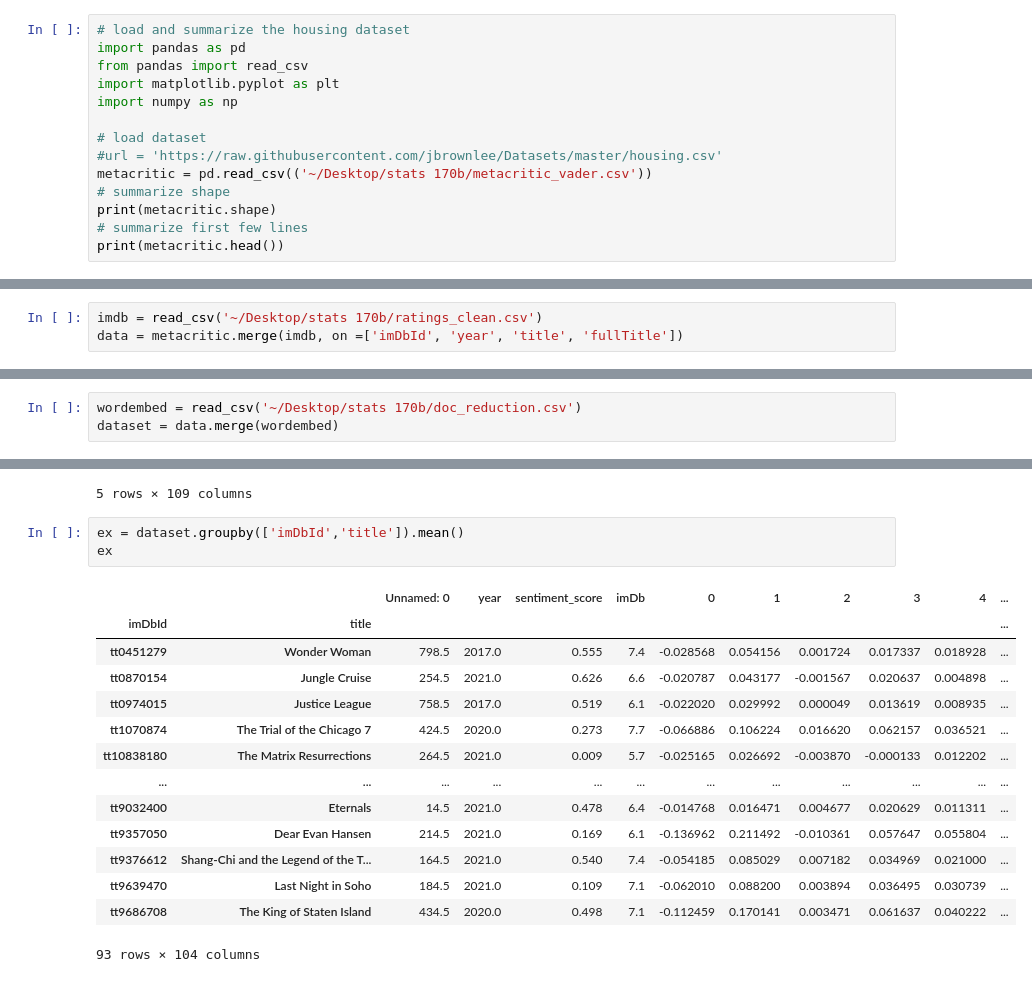
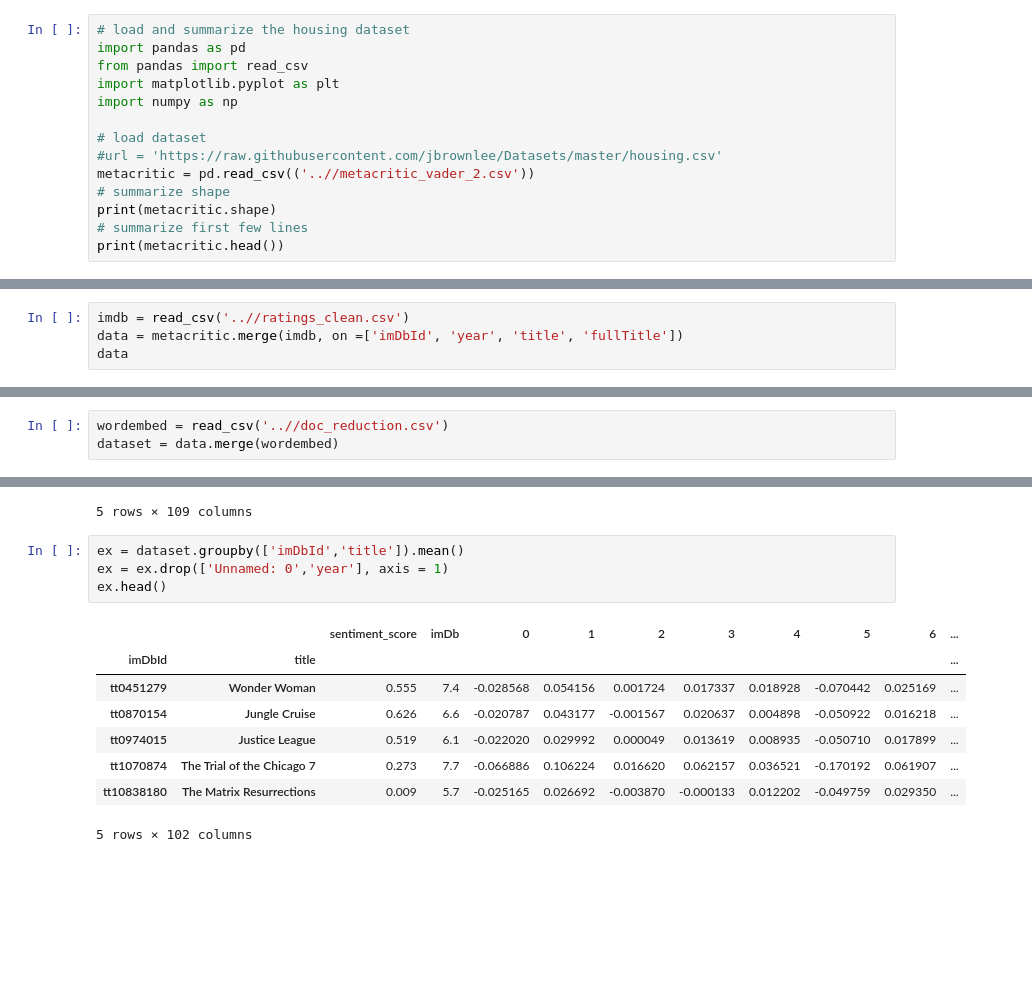
Before and after one commit to ashlosman/movierating-predictions, a Jupyter notebook: lasso-regression mark code.ipynb, the cells around one changed output, grey strips where cells are left out. Cells and saved outputs as stored; diff of their text form; blank space fills up the shorter version.

```diff
--- a/lasso-regression mark code.ipynb
+++ b/lasso-regression mark code.ipynb
@@ -7,7 +7,7 @@ import numpy as np
 
 # load dataset
 #url = 'https://raw.githubusercontent.com/jbrownlee/Datasets/master/housing.csv'
-metacritic = pd.read_csv(('~/Desktop/stats 170b/metacritic_vader.csv'))
+metacritic = pd.read_csv(('..//metacritic_vader_2.csv'))
 # summarize shape
 print(metacritic.shape)
 # summarize first few lines
@@ -28,5 +28,6 @@ print(metacritic.head())
 3  {'publisher': 'Consequence', 'author': 'Liz Sh...             0.90
 4  {'publisher': 'Screen Rant', 'author': 'Mae Ab...             0.68
 # %%
-imdb = read_csv('~/Desktop/stats 170b/ratings_clean.csv')
+imdb = read_csv('..//ratings_clean.csv')
 data = metacritic.merge(imdb, on =['imDbId', 'year', 'title', 'fullTitle'])
+data
@@ -33,5 +48,5 @@ data = metacritic.merge(imdb, on =['imDbId', 'year', 'title', 'fullTitle'])
 # %%
-wordembed = read_csv('~/Desktop/stats 170b/doc_reduction.csv')
+wordembed = read_csv('..//doc_reduction.csv')
 dataset = data.merge(wordembed)
 # %%
 dataset.head()
@@ -45,19 +60,14 @@ dataset.head()
 5 rows × 109 columns
 # %%
 ex = dataset.groupby(['imDbId','title']).mean()
-ex
+ex = ex.drop(['Unnamed: 0','year'], axis = 1)
+ex.head()
 # %% [output]
-|  |  | Unnamed: 0 | year | sentiment_score | imDb | 0 | 1 | 2 | 3 | 4 | ... |
+|  |  | sentiment_score | imDb | 0 | 1 | 2 | 3 | 4 | 5 | 6 | ... |
 | imDbId | title |  |  |  |  |  |  |  |  |  | ... |
-| tt0451279 | Wonder Woman | 798.5 | 2017.0 | 0.555 | 7.4 | -0.028568 | 0.054156 | 0.001724 | 0.017337 | 0.018928 | ... |
-| tt0870154 | Jungle Cruise | 254.5 | 2021.0 | 0.626 | 6.6 | -0.020787 | 0.043177 | -0.001567 | 0.020637 | 0.004898 | ... |
-| tt0974015 | Justice League | 758.5 | 2017.0 | 0.519 | 6.1 | -0.022020 | 0.029992 | 0.000049 | 0.013619 | 0.008935 | ... |
-| tt1070874 | The Trial of the Chicago 7 | 424.5 | 2020.0 | 0.273 | 7.7 | -0.066886 | 0.106224 | 0.016620 | 0.062157 | 0.036521 | ... |
-| tt10838180 | The Matrix Resurrections | 264.5 | 2021.0 | 0.009 | 5.7 | -0.025165 | 0.026692 | -0.003870 | -0.000133 | 0.012202 | ... |
-| ... | ... | ... | ... | ... | ... | ... | ... | ... | ... | ... | ... |
-| tt9032400 | Eternals | 14.5 | 2021.0 | 0.478 | 6.4 | -0.014768 | 0.016471 | 0.004677 | 0.020629 | 0.011311 | ... |
-| tt9357050 | Dear Evan Hansen | 214.5 | 2021.0 | 0.169 | 6.1 | -0.136962 | 0.211492 | -0.010361 | 0.057647 | 0.055804 | ... |
-| tt9376612 | Shang-Chi and the Legend of the T... | 164.5 | 2021.0 | 0.540 | 7.4 | -0.054185 | 0.085029 | 0.007182 | 0.034969 | 0.021000 | ... |
-| tt9639470 | Last Night in Soho | 184.5 | 2021.0 | 0.109 | 7.1 | -0.062010 | 0.088200 | 0.003894 | 0.036495 | 0.030739 | ... |
-| tt9686708 | The King of Staten Island | 434.5 | 2020.0 | 0.498 | 7.1 | -0.112459 | 0.170141 | 0.003471 | 0.061637 | 0.040222 | ... |
+| tt0451279 | Wonder Woman | 0.555 | 7.4 | -0.028568 | 0.054156 | 0.001724 | 0.017337 | 0.018928 | -0.070442 | 0.025169 | ... |
+| tt0870154 | Jungle Cruise | 0.626 | 6.6 | -0.020787 | 0.043177 | -0.001567 | 0.020637 | 0.004898 | -0.050922 | 0.016218 | ... |
+| tt0974015 | Justice League | 0.519 | 6.1 | -0.022020 | 0.029992 | 0.000049 | 0.013619 | 0.008935 | -0.050710 | 0.017899 | ... |
+| tt1070874 | The Trial of the Chicago 7 | 0.273 | 7.7 | -0.066886 | 0.106224 | 0.016620 | 0.062157 | 0.036521 | -0.170192 | 0.061907 | ... |
+| tt10838180 | The Matrix Resurrections | 0.009 | 5.7 | -0.025165 | 0.026692 | -0.003870 | -0.000133 | 0.012202 | -0.049759 | 0.029350 | ... |
-93 rows × 104 columns
+5 rows × 102 columns
```
Also changed, not shown: parts of 8 cells of this notebook.
